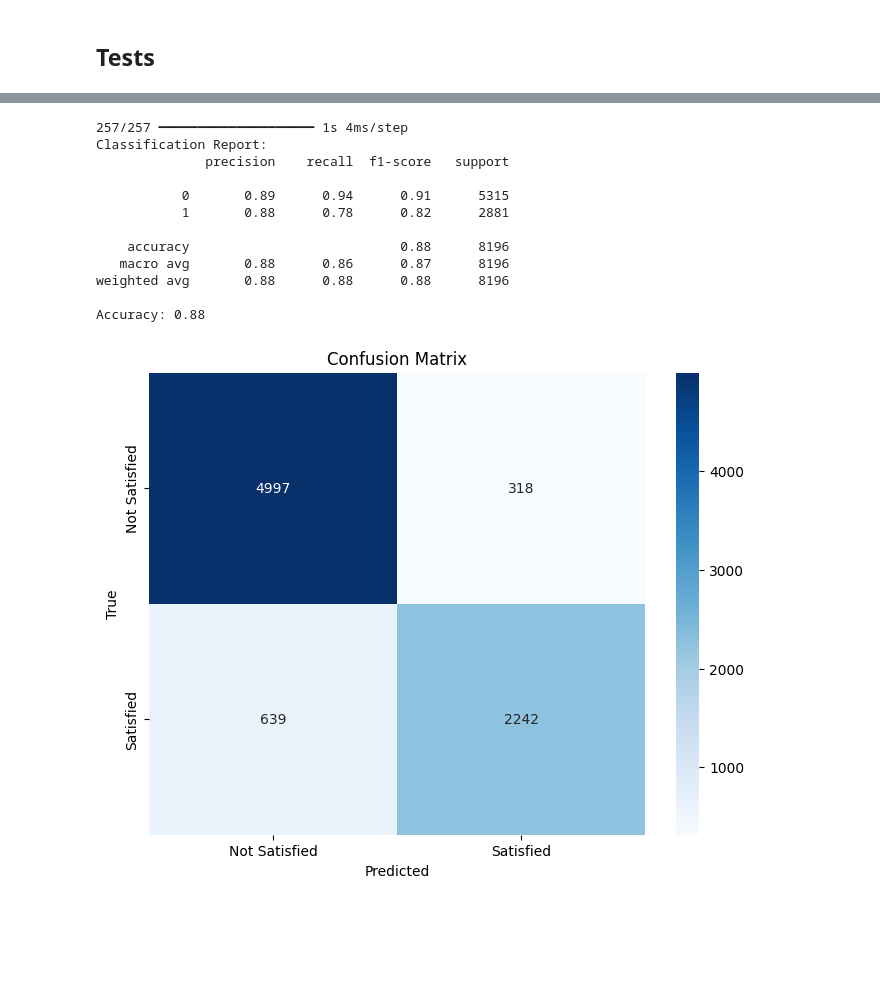
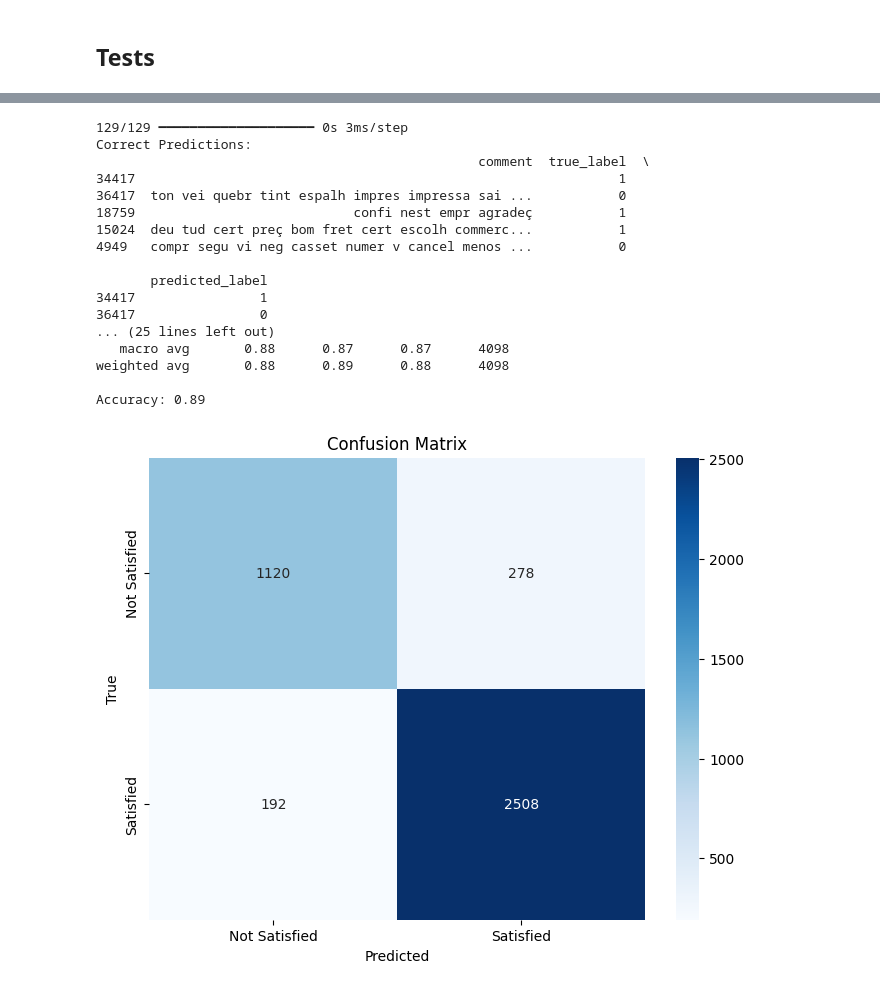
Before and after one commit to IvonLuiz/brazilian-e-commerce-nlp-deep-learning, a Jupyter notebook: e-commerce_nlp.ipynb, the cells around one changed output, grey strips where cells are left out. Saved outputs shown, nothing was run; the diff lists cells and outputs as text; code cells hidden in the pictures; blank space fills up the shorter version.

```diff
--- a/e-commerce_nlp.ipynb
+++ b/e-commerce_nlp.ipynb
@@ -700,5 +554,3 @@ np.float64(1.0)
-# %%
-X_train, X_test, y_train, y_test = train_test_split(X_transformed, y, test_size=0.20, random_state=0)
 # %%
 # models = {
 #     "Naive Bayes": MultinomialNB(),
@@ -731,5 +583,3 @@ reviews_sequences = tokenizer.texts_to_sequences(reviews_final)
 
 max_length = max(len(seq) for seq in reviews_sequences)
 reviews_padded = pad_sequences(reviews_sequences, maxlen=max_length, padding='post')
-# %%
-X_train, X_test, y_train, y_test = train_test_split(reviews_padded, y, test_size=0.2, random_state=42, shuffle=True)
@@ -1032,4 +886,4 @@ Best configuration:
 # %% [markdown]
 ### Re-train best model
 # %%
-X_train, X_val, y_train, y_val = train_test_split(reviews_padded, y, test_size=0.2, random_state=42)
+# X_train, X_val, y_train, y_val = train_test_split(reviews_padded, y, test_size=0.2, random_state=42)
@@ -1036,17 +897,17 @@ X_train, X_val, y_train, y_val = train_test_split(reviews_padded, y, test_size=0
 # %%
-model = create_lstm_model(best_config['num_layers'],
+best_lstm_model = create_lstm_model(best_config['num_layers'],
                           best_config['units_per_layer'],
-                          X.shape)
-print(model.summary())
+                          X_train.shape)
+print(best_lstm_model.summary())
 
-model.compile(
+best_lstm_model.compile(
     optimizer = "adam",
     loss = "binary_crossentropy",
     metrics = ["accuracy"]
 )
 
-# Train model
-history = model.fit(
+# Train best_lstm_model
+history = best_lstm_model.fit(
     X_train, y_train,
     validation_data=(X_val, y_val),
     epochs=50,
@@ -1162,30 +1014,36 @@ array([[0.6838269 ],
 # %%
-# Faça as predições no conjunto de teste
-y_pred = model.predict(X_test)
+y_pred = best_lstm_model.predict(X_test)
+y_pred_binary = np.where(y_pred >= 0.5, 1, 0)
 
-# Avaliação do modelo
-y_pred_binary = np.where(y_pred >= 0.5, 1, 0)
-evaluate_model(y_test, y_pred_binary)
+# Visualize examples
+def get_df_test(X_test: np.array, y_test: pd.Series, y_pred):
+    df_test = pd.DataFrame(X_test).iloc[y_test.index]
+    df_test['true_label'] = y_test.values
+    df_test['predicted_label'] = y_pred
+    df_test.columns = ['comment' if i == 0 else col for i, col in enumerate(df_test.columns)]
 
-# Visualizar exemplos
-df_test = pd.DataFrame(reviews_final).iloc[y_test.index]
-df_test['true_label'] = y_test.values
-df_test['predicted_label'] = y_pred_binary
-df_test.columns = ['comment' if i == 0 else col for i, col in enumerate(df_test.columns)]
+    return df_test
 
+df_test = get_df_test(reviews_final, y_test, y_pred_binary)
 
 display_predictions(df_test, y_test, y_pred_binary)
+evaluate_model(y_test, y_pred_binary)
 # %% [output]
-257/257 ━━━━━━━━━━━━━━━━━━━━ 1s 4ms/step
-Classification Report:
-              precision    recall  f1-score   support
+129/129 ━━━━━━━━━━━━━━━━━━━━ 0s 3ms/step
+Correct Predictions:
+                                                 comment  true_label  \
+34417                                                              1
+36417  ton vei quebr tint espalh impres impressa sai ...           0
+18759                            confi nest empr agradeç           1
+15024  deu tud cert preç bom fret cert escolh commerc...           1
+4949   compr segu vi neg casset numer v cancel menos ...           0
 
-           0       0.89      0.94      0.91      5315
-           1       0.88      0.78      0.82      2881
+       predicted_label
+34417                1
+36417                0
+... (25 lines left out)
+   macro avg       0.88      0.87      0.87      4098
+weighted avg       0.88      0.89      0.88      4098
 
-    accuracy                           0.88      8196
-   macro avg       0.88      0.86      0.87      8196
-weighted avg       0.88      0.88      0.88      8196
-
-Accuracy: 0.88
+Accuracy: 0.89
-[figure, old version]
+[figure, new version]
```
Also changed, not shown: parts of 63 cells of this notebook.
